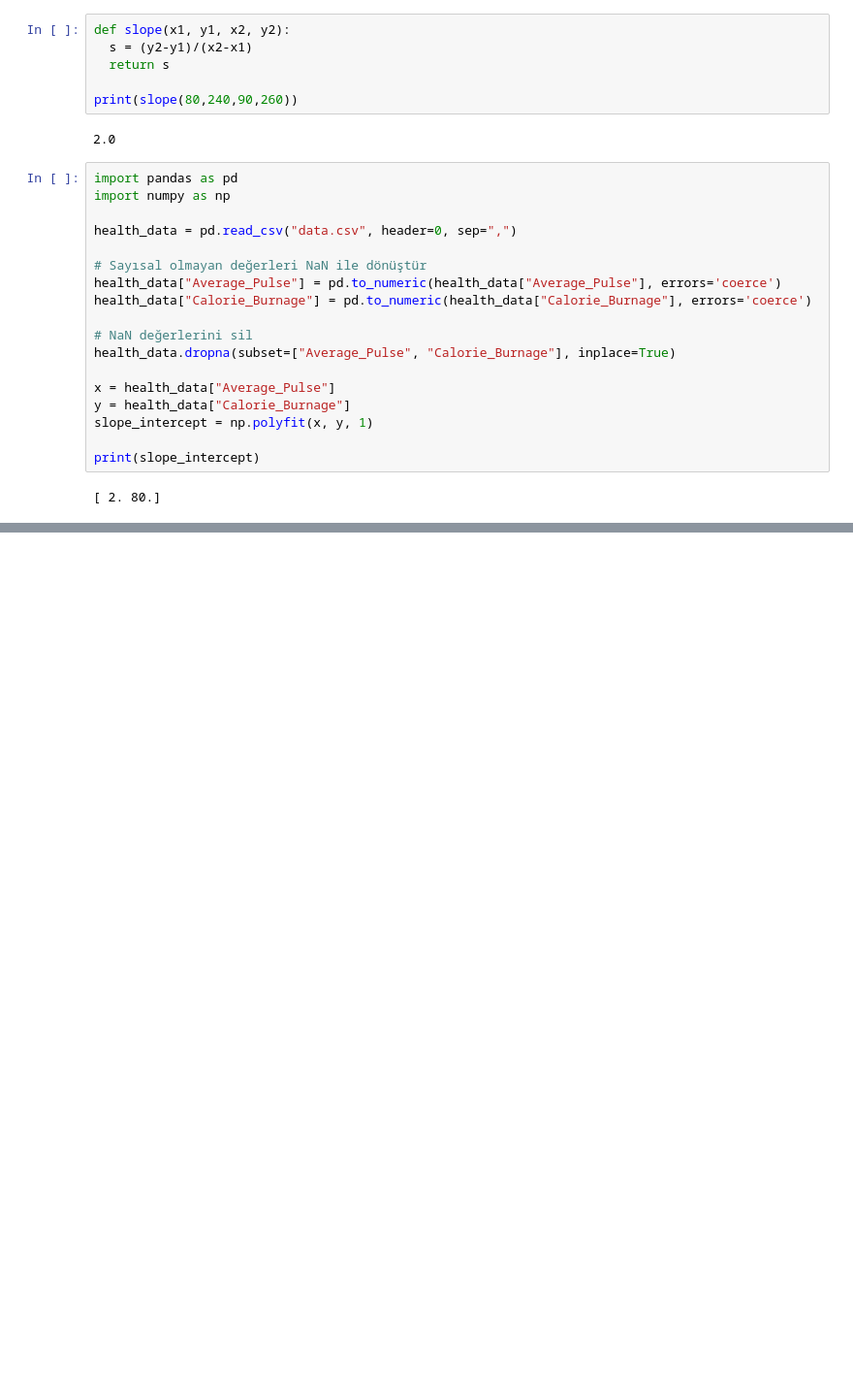
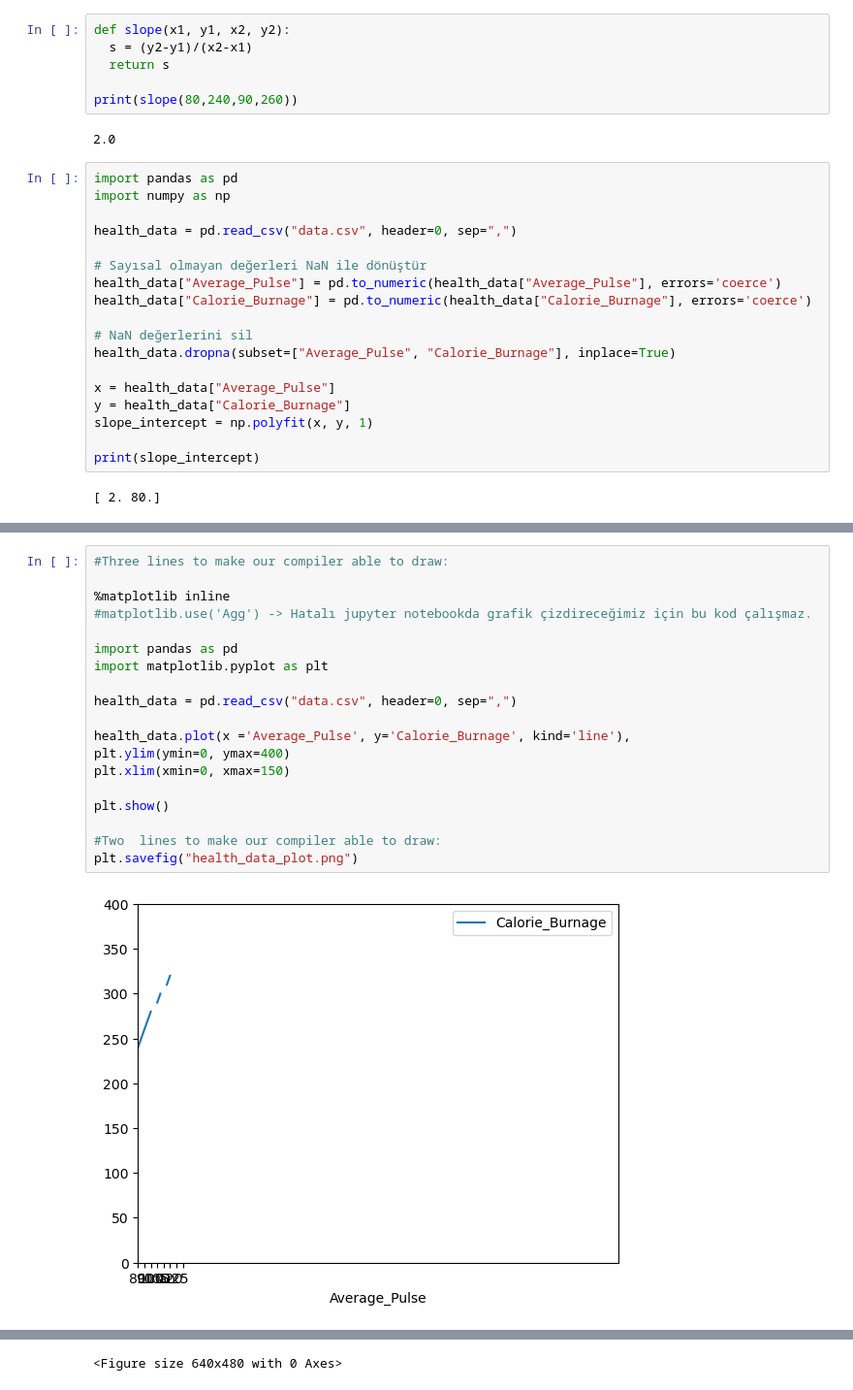
Before and after one commit to tahaasann/DataScience, a Jupyter notebook: w3Schools - Data Sceince Course.ipynb, the cells around one changed output, grey strips where cells are left out. Shown: that part at 97% size. Cells and saved outputs as stored; diff of their text form; blank space fills up the shorter version.

Commit message:
data-science repo: v0.0.4

```diff
--- a/w3Schools - Data Sceince Course.ipynb
+++ b/w3Schools - Data Sceince Course.ipynb
@@ -284,0 +292,21 @@ print(slope_intercept)
+# %%
+#Three lines to make our compiler able to draw:
+
+%matplotlib inline
+#matplotlib.use('Agg') -> Hatalı jupyter notebookda grafik çizdireceğimiz için bu kod çalışmaz.
+
+import pandas as pd
+import matplotlib.pyplot as plt
+
+health_data = pd.read_csv("data.csv", header=0, sep=",")
+
+health_data.plot(x ='Average_Pulse', y='Calorie_Burnage', kind='line'),
+plt.ylim(ymin=0, ymax=400)
+plt.xlim(xmin=0, xmax=150)
+
+plt.show()
+
+#Two  lines to make our compiler able to draw:
+plt.savefig("health_data_plot.png")
+# %% [output]
+[figure, added]
@@ -284,0 +318 @@ print(slope_intercept)
+<Figure size 640x480 with 0 Axes>
```
Also changed, not shown: parts of 3 cells of this notebook, 1 other file.
